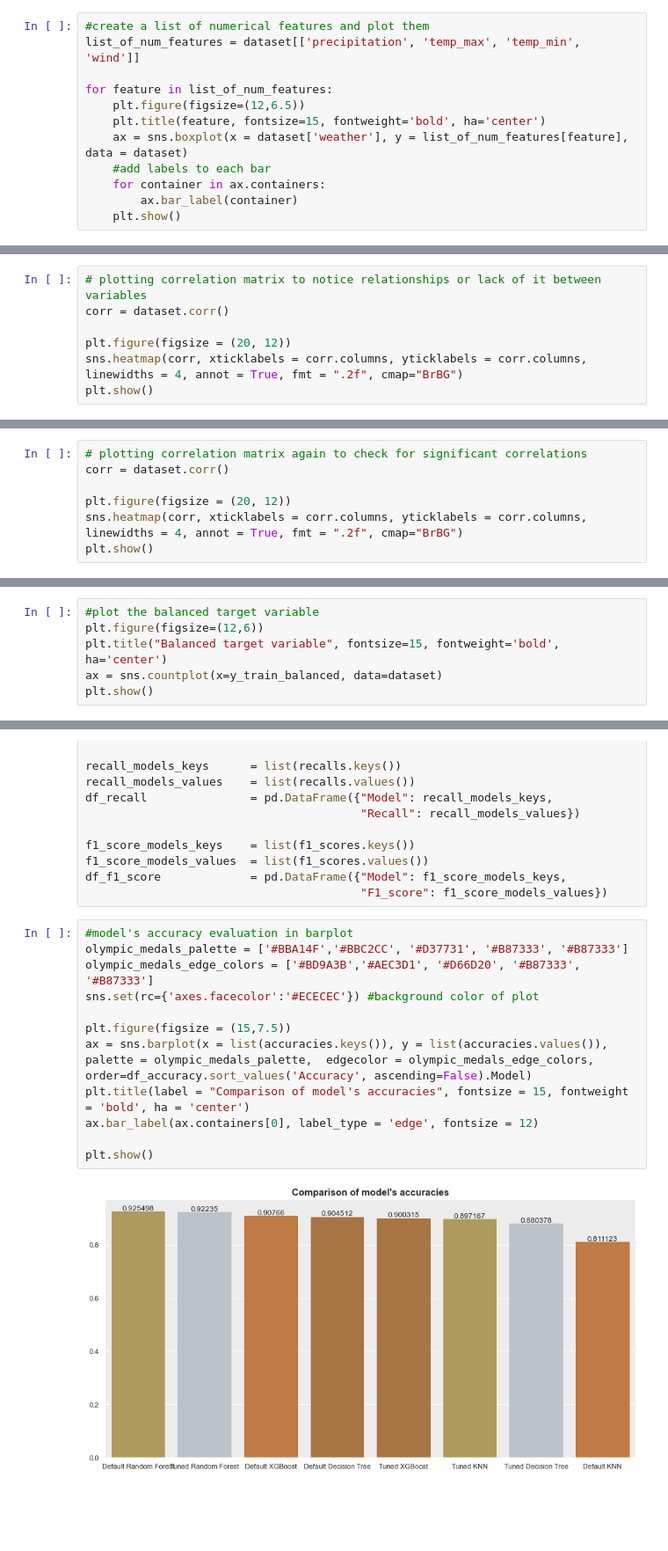
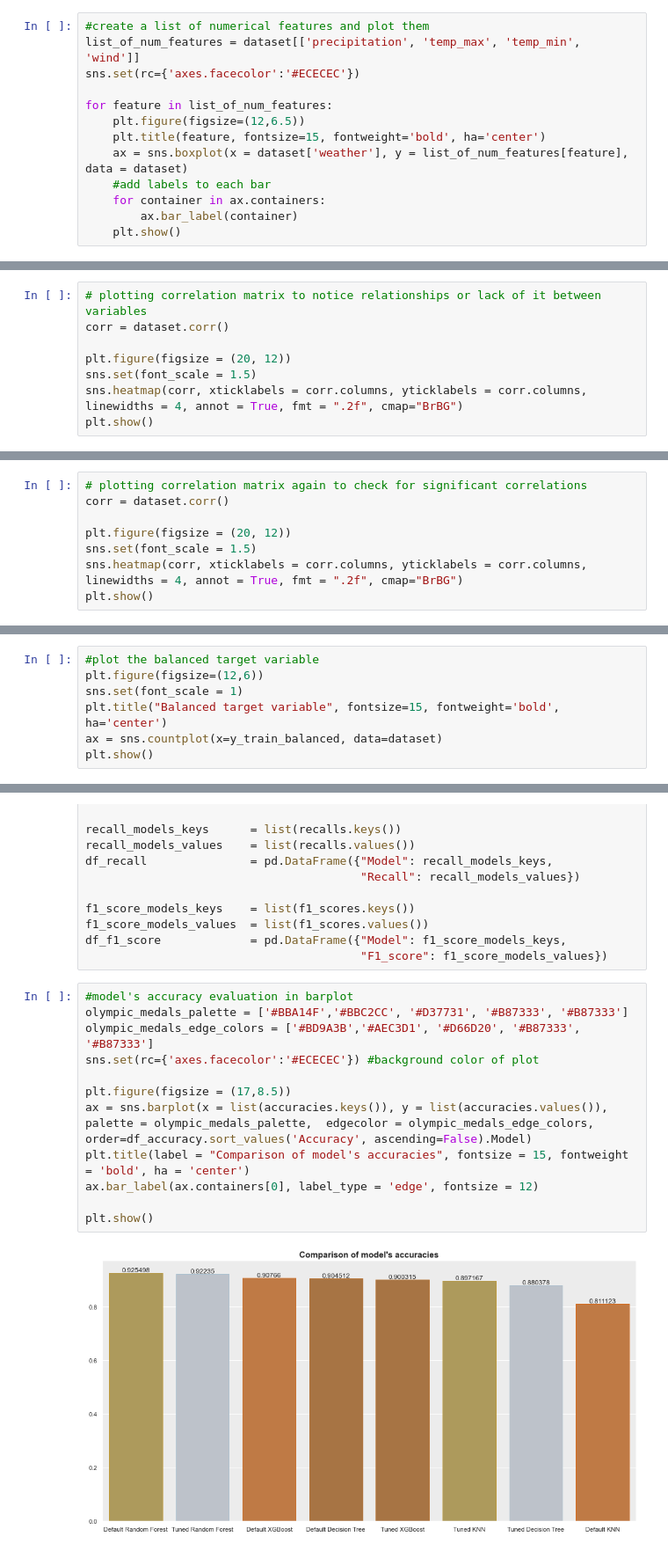
Before and after one commit to hugoquintel/WeatherPrediction, a Jupyter notebook: FinalProject/app/notebooks/models.ipynb, the cells around one changed output, grey strips where cells are left out. Shown at 88% size. Saved outputs shown, nothing was run; the diff lists cells and outputs as text; blank space fills up the shorter version.

```diff
--- a/FinalProject/app/notebooks/models.ipynb
+++ b/FinalProject/app/notebooks/models.ipynb
@@ -172,6 +169,7 @@ Let's plot possible features(attributes that can be useful to predict value of t
 # %%
 #create a list of numerical features and plot them
 list_of_num_features = dataset[['precipitation', 'temp_max', 'temp_min', 'wind']]
+sns.set(rc={'axes.facecolor':'#ECECEC'})
 
 for feature in list_of_num_features:
     plt.figure(figsize=(12,6.5))
@@ -245,6 +232,7 @@ We would also like to check, whether there are any significant (<= -0.70, >= 0.7
 corr = dataset.corr()
 
 plt.figure(figsize = (20, 12))
+sns.set(font_scale = 1.5)
 sns.heatmap(corr, xticklabels = corr.columns, yticklabels = corr.columns, linewidths = 4, annot = True, fmt = ".2f", cmap="BrBG")
 plt.show()
 # %% [output]
@@ -278,6 +266,7 @@ dataset
 corr = dataset.corr()
 
 plt.figure(figsize = (20, 12))
+sns.set(font_scale = 1.5)
 sns.heatmap(corr, xticklabels = corr.columns, yticklabels = corr.columns, linewidths = 4, annot = True, fmt = ".2f", cmap="BrBG")
 plt.show()
 # %% [output]
@@ -356,6 +343,7 @@ Balanced target class: Counter({0: 635, 2: 635, 4: 635, 3: 635, 1: 635})
 # %%
 #plot the balanced target variable
 plt.figure(figsize=(12,6))
+sns.set(font_scale = 1)
 plt.title("Balanced target variable", fontsize=15, fontweight='bold', ha='center')
 ax = sns.countplot(x=y_train_balanced, data=dataset)
 plt.show()
@@ -966,17 +988,17 @@ df_f1_score             = pd.DataFrame({"Model": f1_score_models_keys,
 # %%
 #model's accuracy evaluation in barplot
 olympic_medals_palette = ['#BBA14F','#BBC2CC', '#D37731', '#B87333', '#B87333']
 olympic_medals_edge_colors = ['#BD9A3B','#AEC3D1', '#D66D20', '#B87333', '#B87333']
 sns.set(rc={'axes.facecolor':'#ECECEC'}) #background color of plot
 
-plt.figure(figsize = (15,7.5))
+plt.figure(figsize = (17,8.5))
 ax = sns.barplot(x = list(accuracies.keys()), y = list(accuracies.values()), palette = olympic_medals_palette,  edgecolor = olympic_medals_edge_colors, order=df_accuracy.sort_values('Accuracy', ascending=False).Model)
 plt.title(label = "Comparison of model's accuracies", fontsize = 15, fontweight = 'bold', ha = 'center')
 ax.bar_label(ax.containers[0], label_type = 'edge', fontsize = 12)
 
 plt.show()
 # %% [output]
-[figure, old version]
+[figure, new version]
 # %%
 #model's precision evaluation in barplot
 olympic_medals_palette = ['#BBA14F','#BBC2CC', '#D37731', '#B87333', '#B87333']
```
Also changed, not shown: parts of 29 cells of this notebook, 2 other files.
